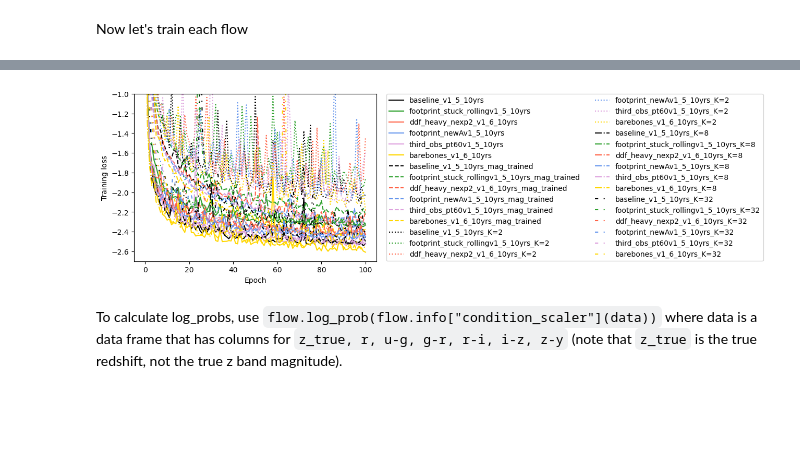
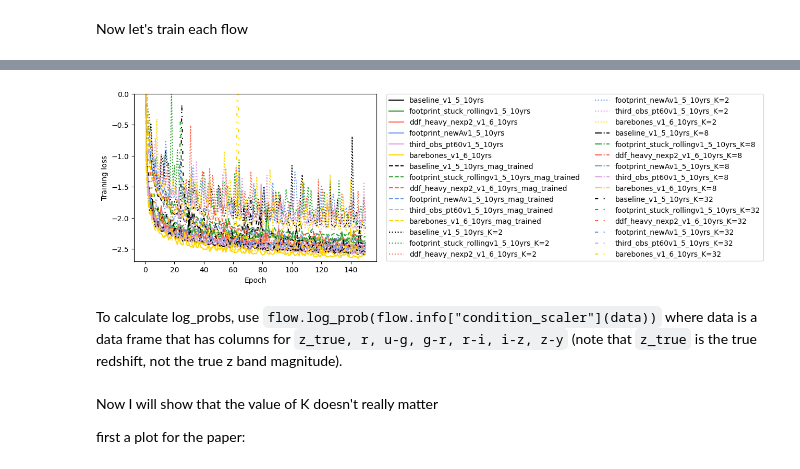
Before and after one commit to bscot/TheLastMetric, a Jupyter notebook: training_flows.ipynb, the cells around one changed output, grey strips where cells are left out. Cells and saved outputs as stored; diff of their text form; code cells hidden in the pictures; blank space fills up the shorter version.

```diff
--- a/training_flows.ipynb
+++ b/training_flows.ipynb
@@ -118,12 +118,12 @@ We use `pzflow` to learn $p(z | ugrizy)$
 # %%
 # first I create a bijector chain
 # the first bijection is a standard scaler - but I'm not actually using it for standard scaling
-#     I set the mean and std so that it maps the redshift range (0, 3) onto (-5, 5), which is the
-#     domain of the NeuralSplineCoupling
+#     I set the mean and std so that it maps the redshift range (0, 3.2) onto (-5, 5), which is
+#     the domain of the NeuralSplineCoupling
 # the second bijection is a NeuralSplineCoupling. I set its domain to (-5, 5)
 #     and told it to expect 6 conditions, which will be the r mag and the galaxy colors
 bijector = Chain(
-    StandardScaler(np.atleast_1d(1.2), np.atleast_1d(0.32)),
+    StandardScaler(np.atleast_1d(1.6), np.atleast_1d(0.32)),
     NeuralSplineCoupling(B=5, n_conditions=6)
 )
 
@@ -239,7 +239,7 @@ losses = dict()
 for fname in flows:
     os = partition_flow_name(fname)[0]
     print(f"Training flow for {fname}: {os_names[os]}")
-    loss = flows[fname].train(flows[fname].info["condition_scaler"](catalogs[os]), epochs=100, verbose=False)
+    loss = flows[fname].train(flows[fname].info["condition_scaler"](catalogs[os]), epochs=150, verbose=False)
     losses[fname] = loss
 # %% [output]
 Training flow for run_1_4_y10: baseline_v1_5_10yrs
@@ -262,20 +262,24 @@ Wall time: 11min 17s
 # %%
 fig, ax = plt.subplots(figsize=(6, 4.25), dpi=100)
 
 ls = ["-", "--", ":", "-.", (0, (3, 5, 1, 5, 1, 5))]
 for i,fname in enumerate(flows):
     os, extra = partition_flow_name(fname)
     ax.plot(losses[fname], c=os_colors[os], ls=ls[i//len(available_os)], label=os_names[os]+extra)
 
-ax.set(xlabel = "Epoch", ylabel = "Training loss", ylim = (-2.7, -1))
+ax.set(xlabel = "Epoch", ylabel = "Training loss", ylim = (-2.7, 0))
 ax.legend(bbox_to_anchor=(1.04,1), borderaxespad=0, ncol=2)
 
 plt.show()
 # %% [output]
-[figure, old version]
+[figure, new version]
 # %% [markdown]
 To calculate log_probs, use `flow.log_prob(flow.info["condition_scaler"](data))` where data is a data frame that has columns for `z_true, r, u-g, g-r, r-i, i-z, z-y` (note that `z_true` is the true redshift, not the true z band magnitude).
 # %%
 for fname in flows:
     file_name = f"trained_flows/flow_for_{fname}.pkl"
     flows[fname].save(file_name)
+# %% [markdown]
+Now I will show that the value of K doesn't really matter
+
+first a plot for the paper:
```
Also changed, not shown: parts of 6 cells of this notebook, 30 other files.
